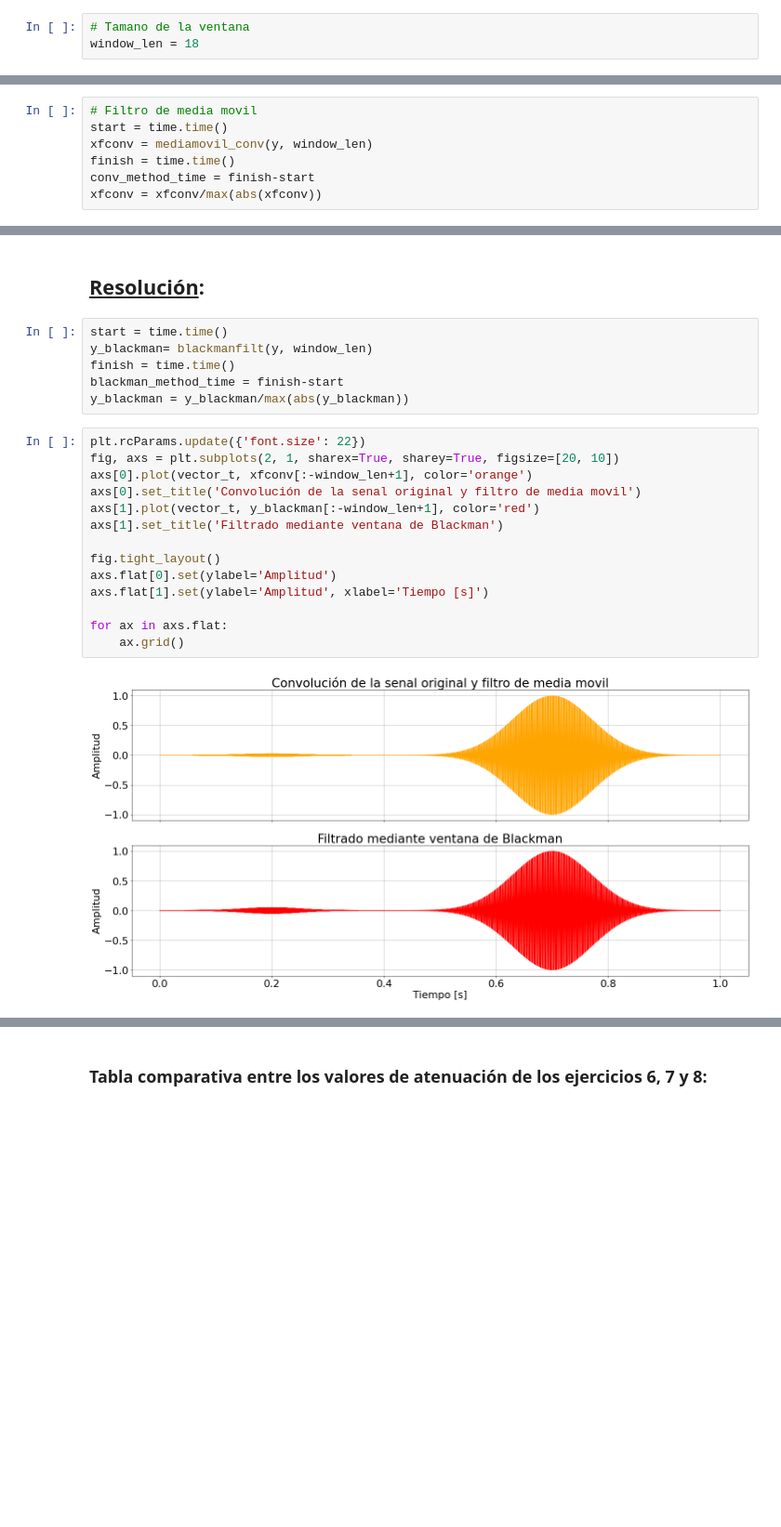
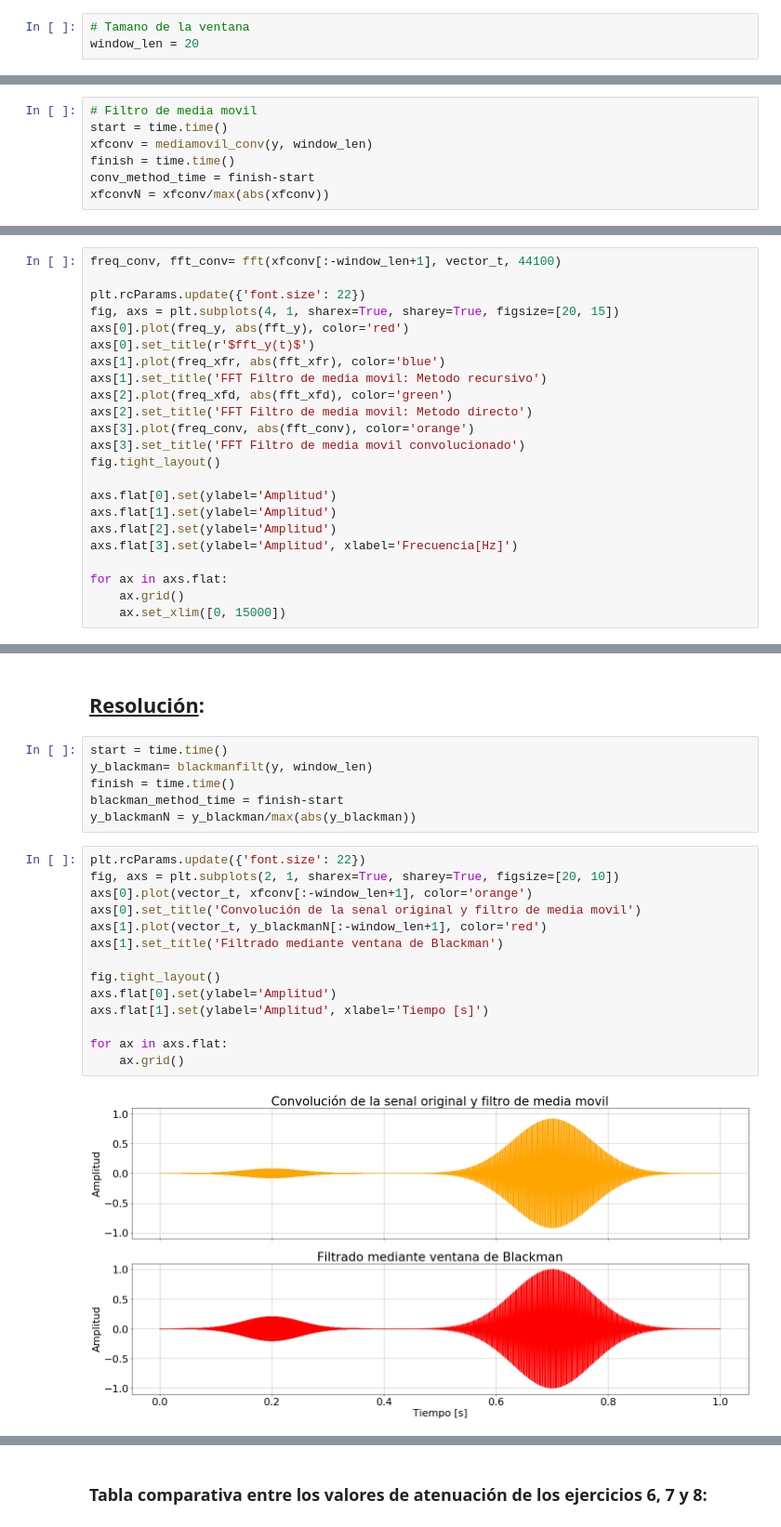
Before and after one commit to reborafs/dsp-untref, a Jupyter notebook: notebook/TP1.ipynb, the cells around one changed output, grey strips where cells are left out. Shown at 93% size. Saved outputs shown, nothing was run; the diff lists cells and outputs as text; blank space fills up the shorter version.

```diff
--- a/notebook/TP1.ipynb
+++ b/notebook/TP1.ipynb
@@ -474,7 +495,7 @@ Una vez implementado, determinar algún valor particular de $M$, explicando el c
 ## <u>Resolución</u>:
 # %%
 # Tamano de la ventana
-window_len = 18
+window_len = 20
 # %% [markdown]
 ###   Método directo:
 # %%
@@ -561,7 +627,7 @@ start = time.time()
 xfconv = mediamovil_conv(y, window_len)
 finish = time.time()
 conv_method_time = finish-start
-xfconv = xfconv/max(abs(xfconv))
+xfconvN = xfconv/max(abs(xfconv))
 # %%
 plt.rcParams.update({'font.size': 22})
 fig, axs = plt.subplots(3, 1, sharex=True, sharey=True, figsize=[20, 10])
@@ -587,0 +656,23 @@ La senal se atenuo en un:  97.69 %
+# %%
+freq_conv, fft_conv= fft(xfconv[:-window_len+1], vector_t, 44100)
+
+plt.rcParams.update({'font.size': 22})
+fig, axs = plt.subplots(4, 1, sharex=True, sharey=True, figsize=[20, 15])
+axs[0].plot(freq_y, abs(fft_y), color='red')
+axs[0].set_title(r'$fft_y(t)$')
+axs[1].plot(freq_xfr, abs(fft_xfr), color='blue')
+axs[1].set_title('FFT Filtro de media movil: Metodo recursivo')
+axs[2].plot(freq_xfd, abs(fft_xfd), color='green')
+axs[2].set_title('FFT Filtro de media movil: Metodo directo')
+axs[3].plot(freq_conv, abs(fft_conv), color='orange')
+axs[3].set_title('FFT Filtro de media movil convolucionado')
+fig.tight_layout()
+
+axs.flat[0].set(ylabel='Amplitud')
+axs.flat[1].set(ylabel='Amplitud')
+axs.flat[2].set(ylabel='Amplitud')
+axs.flat[3].set(ylabel='Amplitud', xlabel='Frecuencia[Hz]')
+
+for ax in axs.flat:
+    ax.grid()
+    ax.set_xlim([0, 15000])
@@ -601,23 +694,23 @@ start = time.time()
 y_blackman= blackmanfilt(y, window_len)
 finish = time.time()
 blackman_method_time = finish-start
-y_blackman = y_blackman/max(abs(y_blackman))
+y_blackmanN = y_blackman/max(abs(y_blackman))
 # %%
 plt.rcParams.update({'font.size': 22})
 fig, axs = plt.subplots(2, 1, sharex=True, sharey=True, figsize=[20, 10])
 axs[0].plot(vector_t, xfconv[:-window_len+1], color='orange')
 axs[0].set_title('Convolución de la senal original y filtro de media movil')
-axs[1].plot(vector_t, y_blackman[:-window_len+1], color='red')
+axs[1].plot(vector_t, y_blackmanN[:-window_len+1], color='red')
 axs[1].set_title('Filtrado mediante ventana de Blackman')
 
 fig.tight_layout()
 axs.flat[0].set(ylabel='Amplitud')
 axs.flat[1].set(ylabel='Amplitud', xlabel='Tiempo [s]')
 
 for ax in axs.flat:
     ax.grid()
 # %% [output]
-[figure, old version]
+[figure, new version]
 # %%
 atenuacion_blackman = 100*((max(y[:20000])-max(y_blackman[:20000]))/max(y[:20000]))
 print('La senal se atenuo en un: ',round(atenuacion_blackman,2),"%")
```
Also changed, not shown: parts of 39 cells of this notebook.
